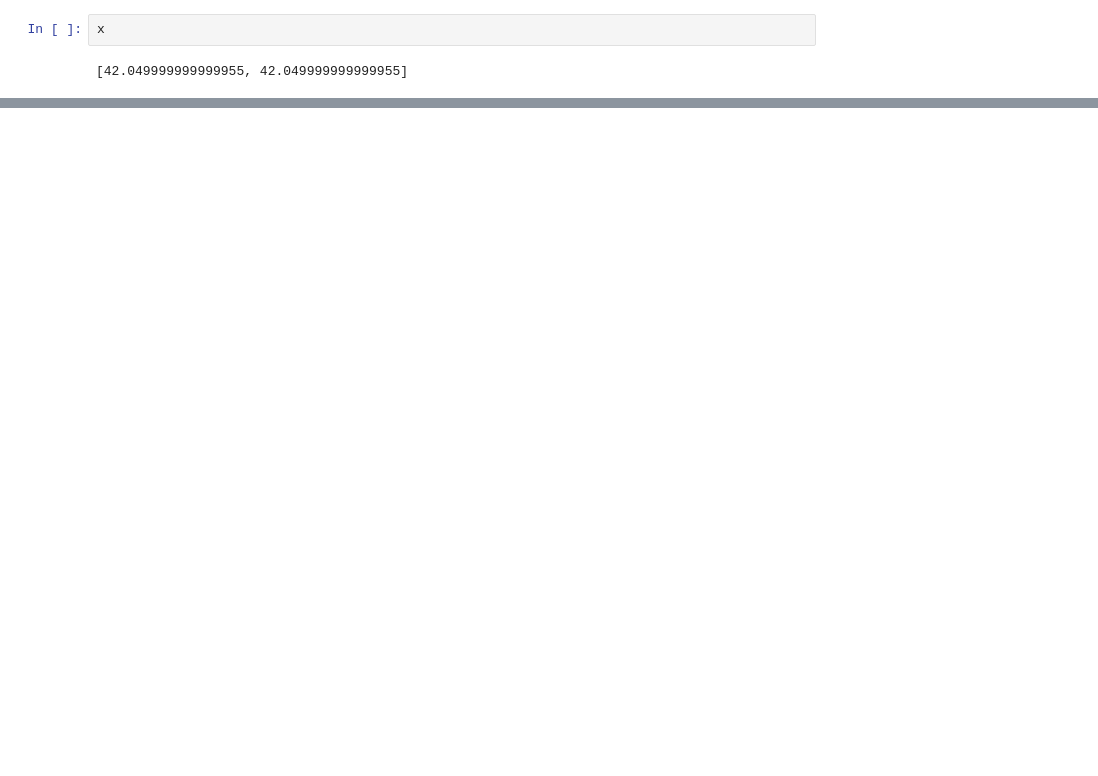
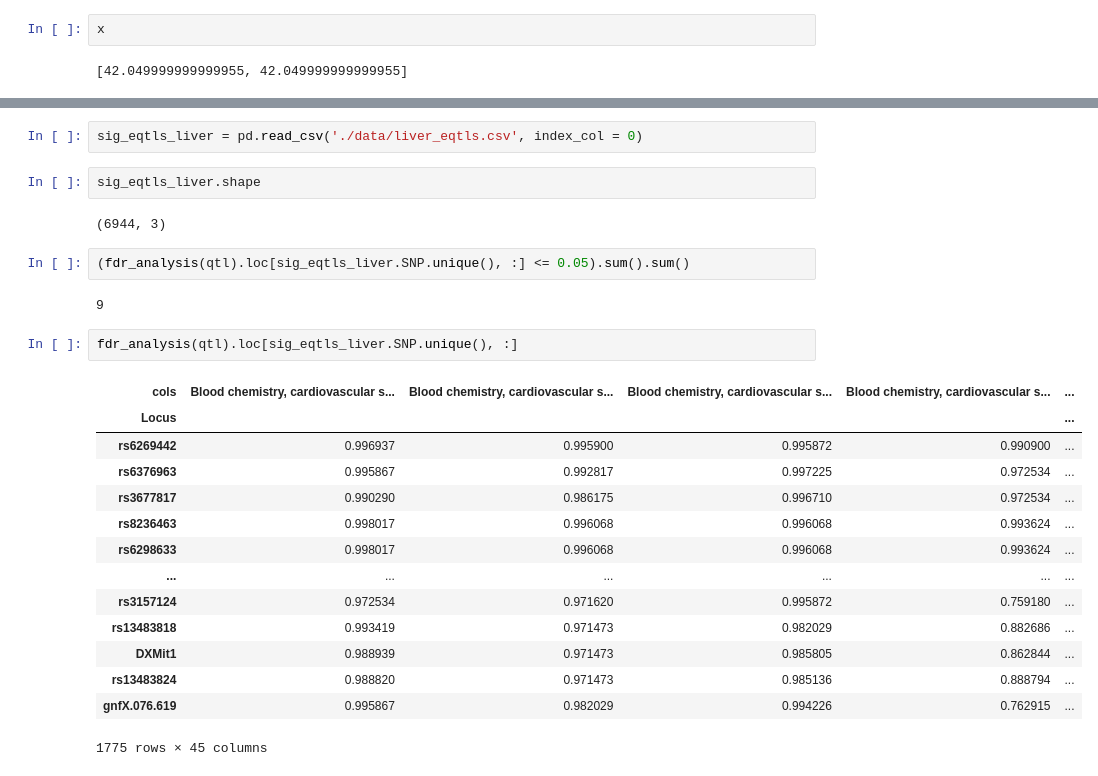
Before and after one commit to guyshur/system_genetics, a Jupyter notebook: drors_work.ipynb, the cells around one changed output, grey strips where cells are left out. Drawn from its saved outputs; the diff is of its cells as text; blank space fills up the shorter version.

```diff
--- a/drors_work.ipynb
+++ b/drors_work.ipynb
@@ -836,0 +853,27 @@ x
+# %%
+sig_eqtls_liver = pd.read_csv('./data/liver_eqtls.csv', index_col = 0)
+# %%
+sig_eqtls_liver.shape
+# %% [output]
+(6944, 3)
+# %%
+(fdr_analysis(qtl).loc[sig_eqtls_liver.SNP.unique(), :] <= 0.05).sum().sum()
+# %% [output]
+9
+# %%
+fdr_analysis(qtl).loc[sig_eqtls_liver.SNP.unique(), :]
+# %% [output]
+| cols | Blood chemistry, cardiovascular s... | Blood chemistry, cardiovascular s... | Blood chemistry, cardiovascular s... | Blood chemistry, cardiovascular s... | ... |
+| Locus |  |  |  |  | ... |
+| rs6269442 | 0.996937 | 0.995900 | 0.995872 | 0.990900 | ... |
+| rs6376963 | 0.995867 | 0.992817 | 0.997225 | 0.972534 | ... |
+| rs3677817 | 0.990290 | 0.986175 | 0.996710 | 0.972534 | ... |
+| rs8236463 | 0.998017 | 0.996068 | 0.996068 | 0.993624 | ... |
+| rs6298633 | 0.998017 | 0.996068 | 0.996068 | 0.993624 | ... |
+| ... | ... | ... | ... | ... | ... |
+| rs3157124 | 0.972534 | 0.971620 | 0.995872 | 0.759180 | ... |
+| rs13483818 | 0.993419 | 0.971473 | 0.982029 | 0.882686 | ... |
+| DXMit1 | 0.988939 | 0.971473 | 0.985805 | 0.862844 | ... |
+| rs13483824 | 0.988820 | 0.971473 | 0.985136 | 0.888794 | ... |
+| gnfX.076.619 | 0.995867 | 0.982029 | 0.994226 | 0.762915 | ... |
+1775 rows × 45 columns
```
Also changed, not shown: parts of 14 cells of this notebook, 1 other file.
